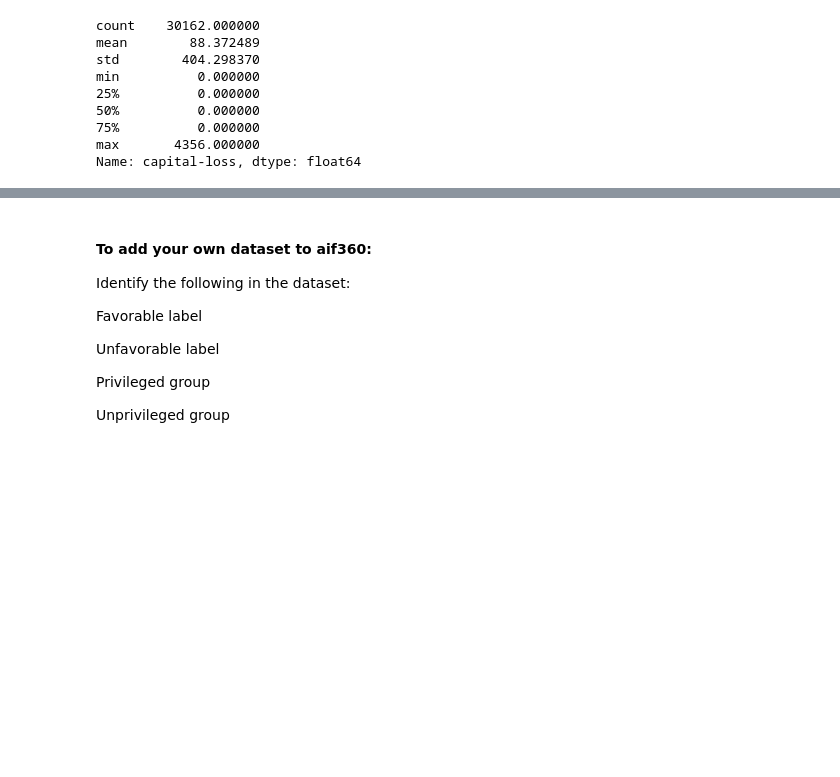
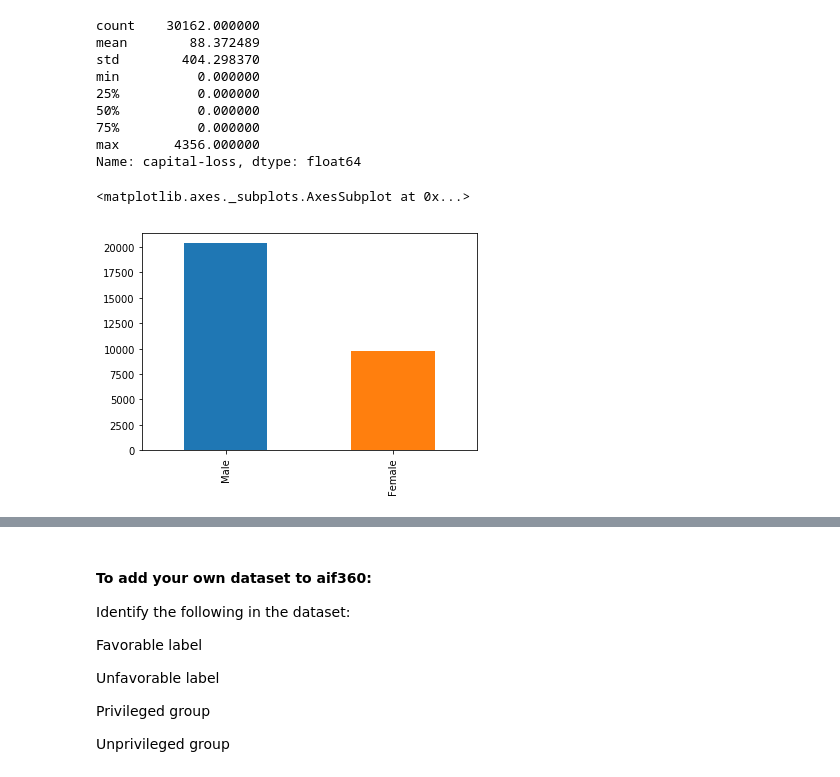
Before and after one commit to DataResponsibly/courses, a Jupyter notebook: documents/spring19/RDS_Lab3.ipynb, the cells around one changed output, grey strips where cells are left out. Saved outputs shown, nothing was run; the diff lists cells and outputs as text; code cells hidden in the pictures; blank space fills up the shorter version.

```diff
--- a/documents/spring19/RDS_Lab3.ipynb
+++ b/documents/spring19/RDS_Lab3.ipynb
@@ -184,3 +184,8 @@ min          0.000000
 75%          0.000000
 max       4356.000000
 Name: capital-loss, dtype: float64
+# %%
+adult_df['sex'].value_counts().plot(kind='bar')
+# %% [output]
+<matplotlib.axes._subplots.AxesSubplot at 0x...>
+[figure, added]
```
Also changed, not shown: parts of 3 cells of this notebook.
